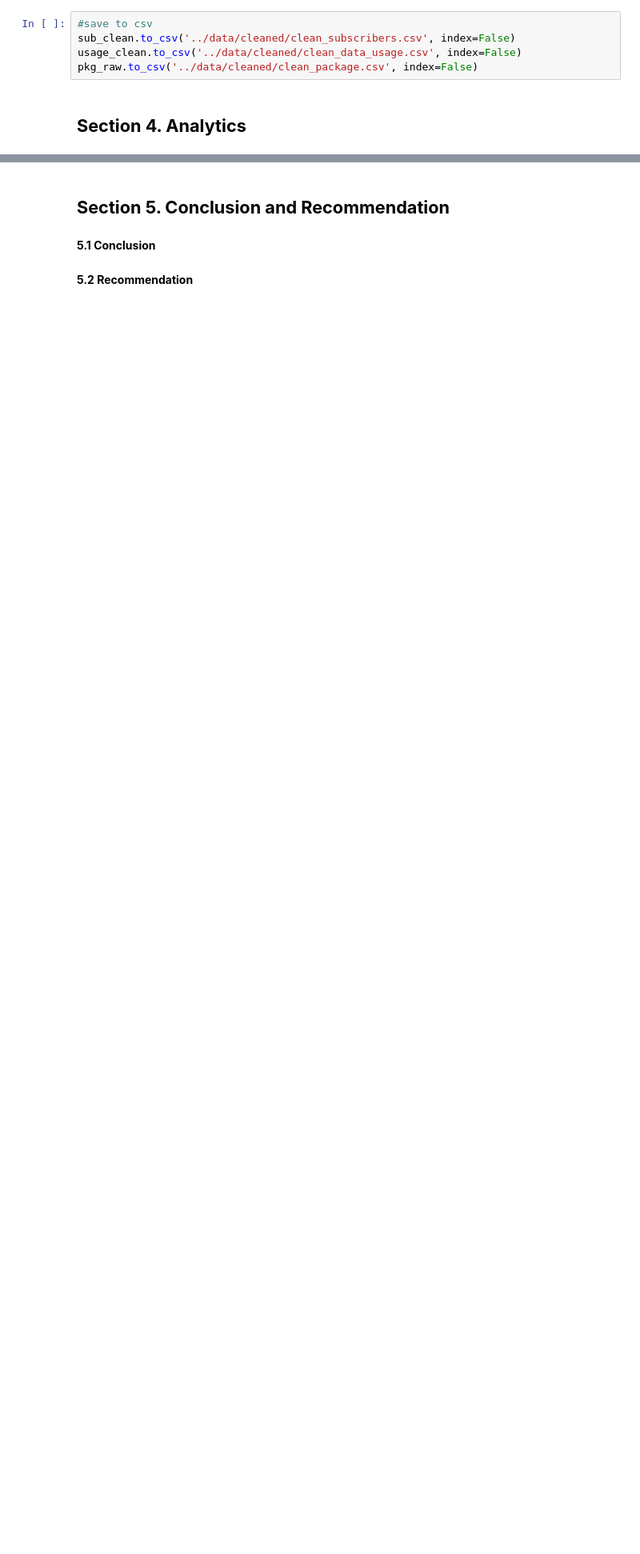
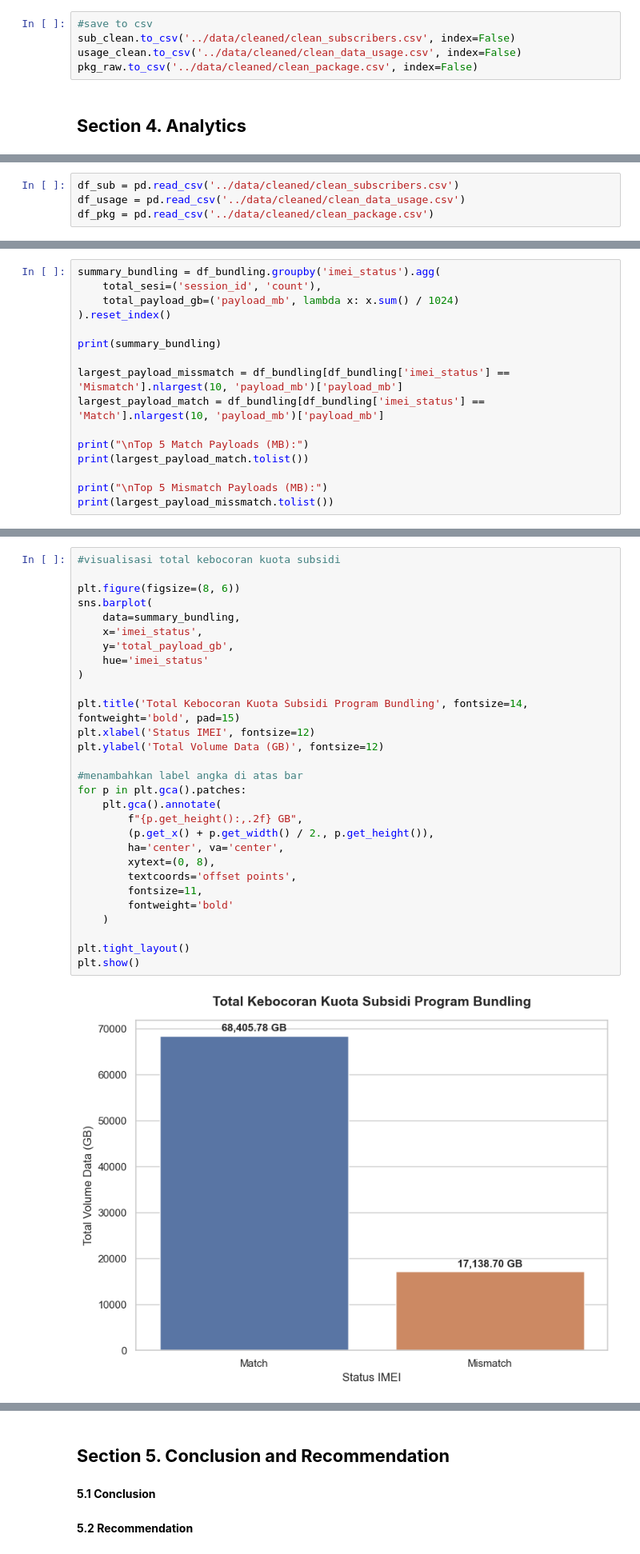
Before and after one commit to rafiandrianto/TelkomselEDA, a Jupyter notebook: notebooks/1.0-bdp-inital-data-exploration.ipynb, the cells around one changed output, grey strips where cells are left out. Shown at 80% size. Saved outputs shown, nothing was run; the diff lists cells and outputs as text; blank space fills up the shorter version.

```diff
--- a/notebooks/1.0-bdp-inital-data-exploration.ipynb
+++ b/notebooks/1.0-bdp-inital-data-exploration.ipynb
@@ -342,0 +352,4 @@ pkg_raw.to_csv('../data/cleaned/clean_package.csv', index=False)
+# %%
+df_sub = pd.read_csv('../data/cleaned/clean_subscribers.csv')
+df_usage = pd.read_csv('../data/cleaned/clean_data_usage.csv')
+df_pkg = pd.read_csv('../data/cleaned/clean_package.csv')
@@ -342,0 +387,16 @@ pkg_raw.to_csv('../data/cleaned/clean_package.csv', index=False)
+# %%
+summary_bundling = df_bundling.groupby('imei_status').agg(
+    total_sesi=('session_id', 'count'),
+    total_payload_gb=('payload_mb', lambda x: x.sum() / 1024)
+).reset_index()
+
+print(summary_bundling)
+
+largest_payload_missmatch = df_bundling[df_bundling['imei_status'] == 'Mismatch'].nlargest(10, 'payload_mb')['payload_mb']
+largest_payload_match = df_bundling[df_bundling['imei_status'] == 'Match'].nlargest(10, 'payload_mb')['payload_mb']
+
+print("\nTop 5 Match Payloads (MB):")
+print(largest_payload_match.tolist())
+
+print("\nTop 5 Mismatch Payloads (MB):")
+print(largest_payload_missmatch.tolist())
@@ -342,0 +439,31 @@ pkg_raw.to_csv('../data/cleaned/clean_package.csv', index=False)
+# %%
+#visualisasi total kebocoran kuota subsidi
+
+plt.figure(figsize=(8, 6))
+sns.barplot(
+    data=summary_bundling,
+    x='imei_status',
+    y='total_payload_gb',
+    hue='imei_status'
+)
+
+plt.title('Total Kebocoran Kuota Subsidi Program Bundling', fontsize=14, fontweight='bold', pad=15)
+plt.xlabel('Status IMEI', fontsize=12)
+plt.ylabel('Total Volume Data (GB)', fontsize=12)
+
+#menambahkan label angka di atas bar
+for p in plt.gca().patches:
+    plt.gca().annotate(
+        f"{p.get_height():,.2f} GB",
+        (p.get_x() + p.get_width() / 2., p.get_height()),
+        ha='center', va='center',
+        xytext=(0, 8),
+        textcoords='offset points',
+        fontsize=11,
+        fontweight='bold'
+    )
+
+plt.tight_layout()
+plt.show()
+# %% [output]
+[figure, added]
```
Also changed, not shown: parts of 20 cells of this notebook, 3 other files.
